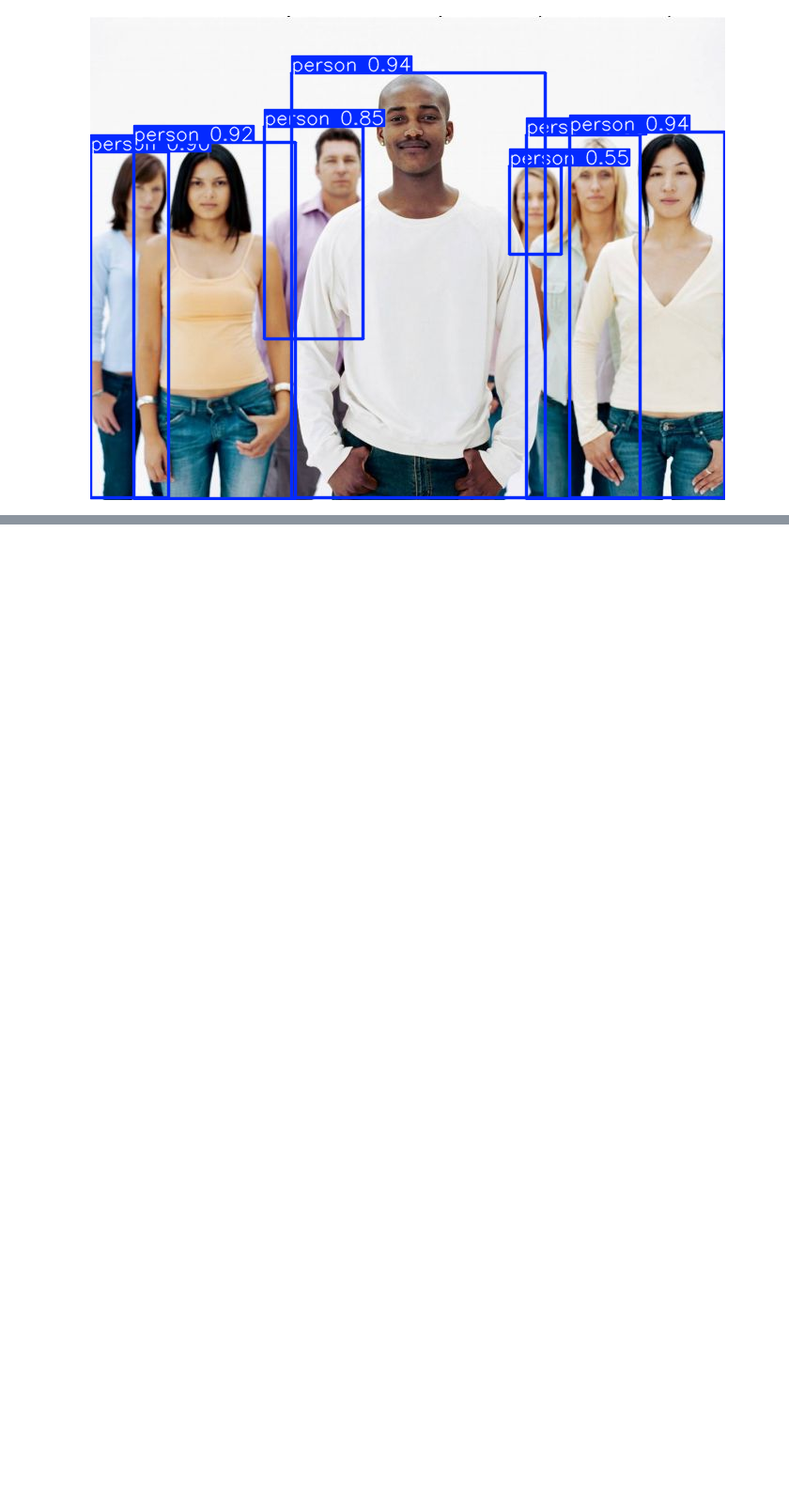
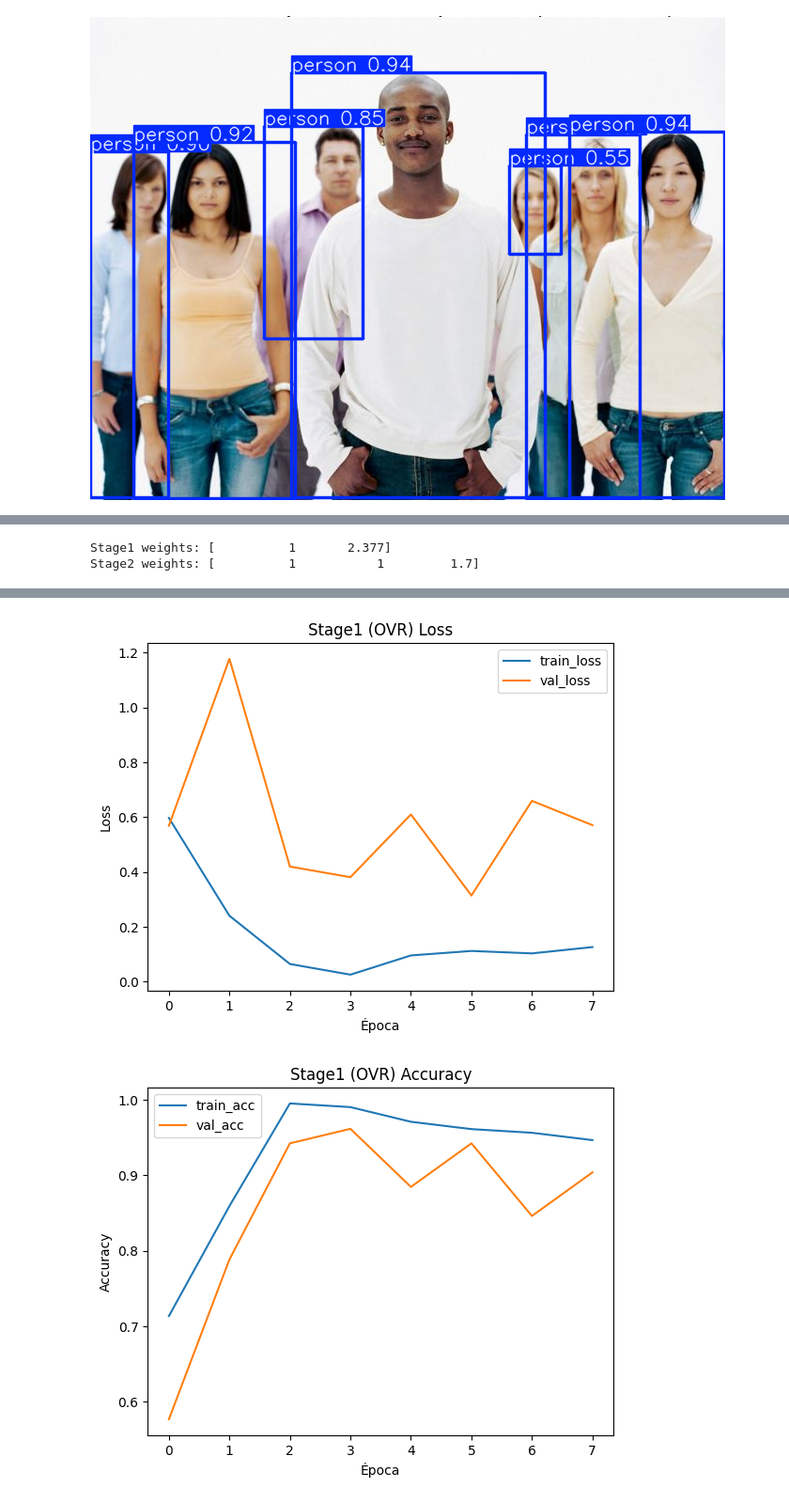
Before and after one commit to MiguelAngelo88/prova-mobit, a Jupyter notebook: solution.ipynb, the cells around one changed output, grey strips where cells are left out. Shown at 94% size. Drawn from its saved outputs; the diff is of its cells as text; code cells hidden in the pictures; blank space fills up the shorter version.

```diff
--- a/solution.ipynb
+++ b/solution.ipynb
@@ -193,0 +465,25 @@ Pessoas detectadas: 7
+# %%
+# =========================
+# 9) LOSS + CLASS WEIGHTS
+# =========================
+# Stage1: binário (muito desbalanceado)
+pos = train_df["label_ovr"].sum()
+neg = len(train_df) - pos
+w_pos = neg / (pos + 1e-9)  # peso para classe 1 (ser {3,4,5})
+w_ovr = torch.tensor([1.0, w_pos], dtype=torch.float32).to(device)
+criterion_ovr = nn.CrossEntropyLoss(weight=w_ovr)
+
+# Stage2: 3-way (dê mais peso para Classe_5 para aumentar recall)
+# labels: 0=Classe_3, 1=Classe_4, 2=Classe_5
+w_345 = torch.tensor([1.0, 1.0, 1.7], dtype=torch.float32).to(device)
+criterion_345 = nn.CrossEntropyLoss(weight=w_345)
+
+optimizer_ovr = torch.optim.Adam(model_ovr.parameters(), lr=LR_STAGE1)
+# Stage2 com LR menor + weight_decay (mais estável, menos overfit)
+optimizer_345 = torch.optim.Adam(model_345.parameters(), lr=LR_STAGE2, weight_decay=1e-4)
+
+print("Stage1 weights:", w_ovr.detach().cpu().numpy())
+print("Stage2 weights:", w_345.detach().cpu().numpy())
+# %% [output]
+Stage1 weights: [          1       2.377]
+Stage2 weights: [          1           1         1.7]
@@ -193,0 +573,12 @@ Pessoas detectadas: 7
+# %%
+# =========================
+# 11) TREINAR STAGE 1 (OVR)
+# =========================
+best_path_ovr = "/mnt/data/best_stage1_ovr.pth"
+hist_ovr = train_with_early_stopping(
+    model_ovr, train_loader_ovr, val_loader_ovr,
+    criterion_ovr, optimizer_ovr,
+    epochs=EPOCHS_STAGE1, save_path=best_path_ovr, patience=3
+)
+plot_history(hist_ovr, "Stage1 (OVR)")
+# %% [output]
@@ -193,0 +593,2 @@ Pessoas detectadas: 7
+[figure, added]
+[figure, added]
```
Also changed, not shown: parts of 19 cells of this notebook.
